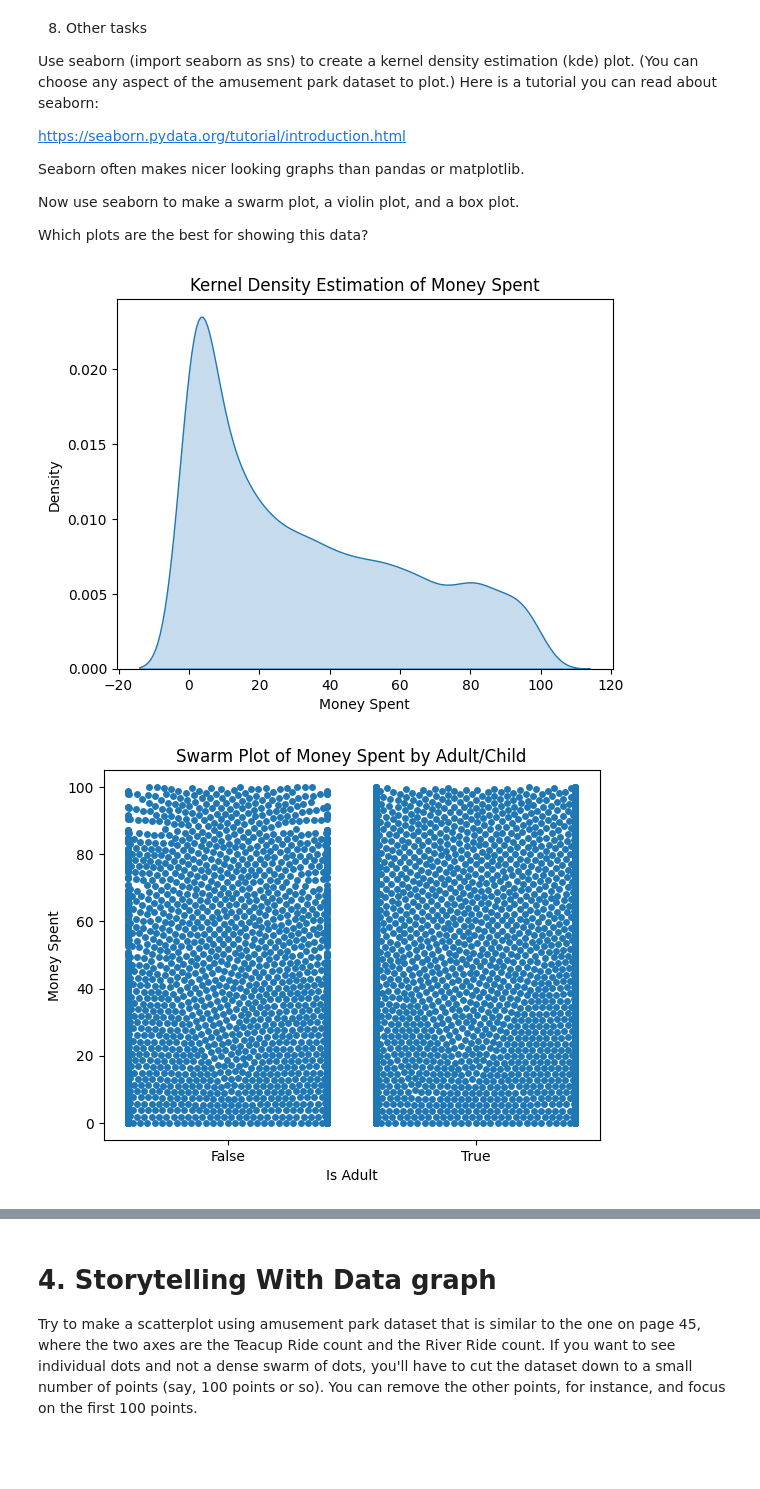
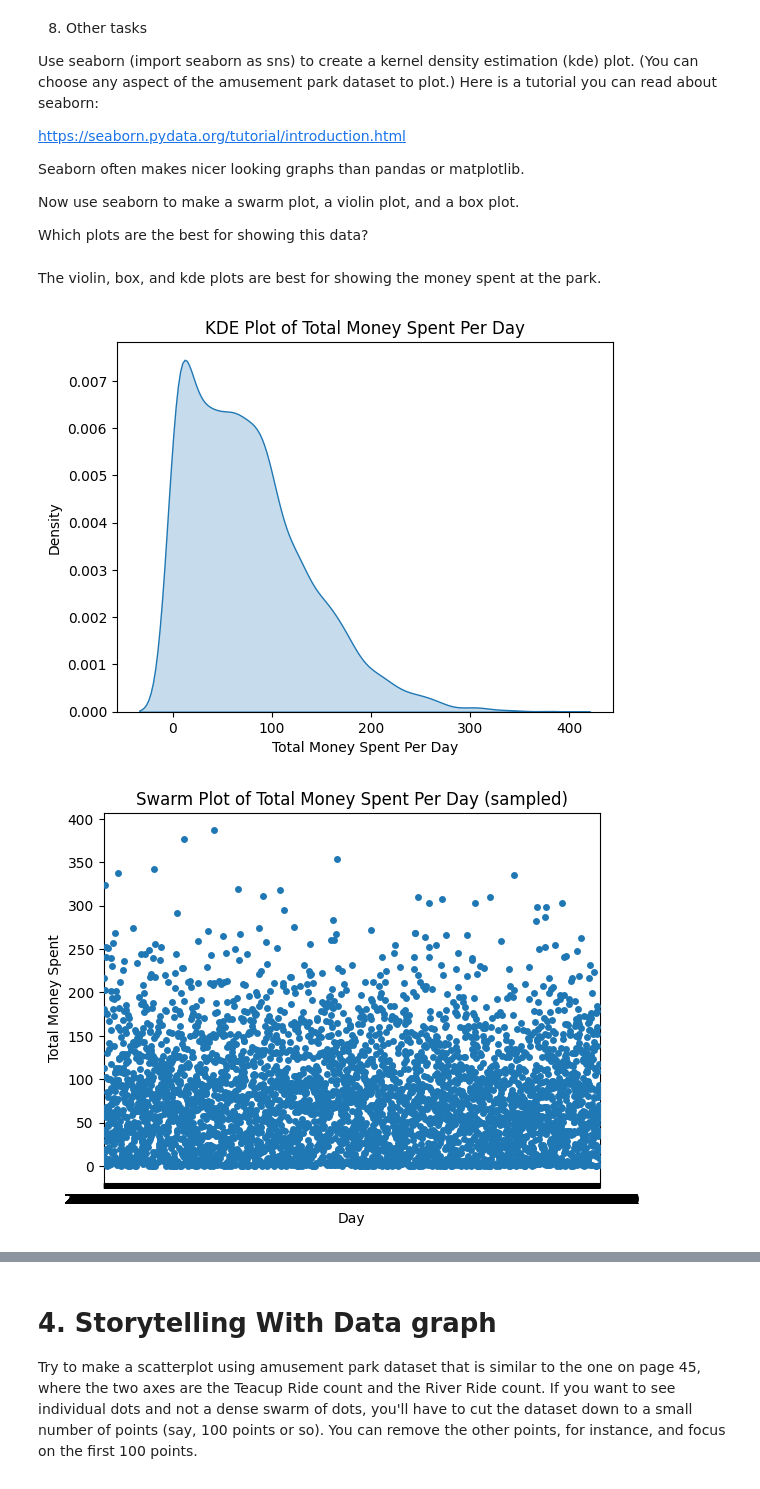
Before and after one commit to luanbui/DX699S, a Jupyter notebook: Week3.ipynb, the cells around one changed output, grey strips where cells are left out. Saved outputs shown, nothing was run; the diff lists cells and outputs as text; code cells hidden in the pictures; blank space fills up the shorter version.

```diff
--- a/Week3.ipynb
+++ b/Week3.ipynb
@@ -334,29 +351,37 @@ Seaborn often makes nicer looking graphs than pandas or matplotlib.
 Now use seaborn to make a swarm plot, a violin plot, and a box plot.
 
 Which plots are the best for showing this data?
+# %% [markdown]
+The violin, box, and kde plots are best for showing the money spent at the park.
 # %%
-sns.kdeplot(df["MoneySpent"], fill=True)
-plt.xlabel("Money Spent")
-plt.title("Kernel Density Estimation of Money Spent")
+# ...existing code...
+daily_money_spent = df.groupby("VisitDate")["MoneySpent"].sum()
+
+sns.kdeplot(daily_money_spent, fill=True)
+plt.xlabel("Total Money Spent Per Day")
+plt.title("KDE Plot of Total Money Spent Per Day")
 plt.show()
 
-sns.swarmplot(x="IsAdult", y="MoneySpent", data=df)
-plt.xlabel("Is Adult")
-plt.ylabel("Money Spent")
-plt.title("Swarm Plot of Money Spent by Adult/Child")
+daily_money_spent_df = daily_money_spent.reset_index()
+sns.swarmplot(x="VisitDate", y="MoneySpent", data=daily_money_spent_df)
+plt.xlabel("Day")
+plt.ylabel("Total Money Spent")
+plt.title("Swarm Plot of Total Money Spent Per Day (sampled)")
 plt.show()
 
-sns.violinplot(x="IsAdult", y="MoneySpent", data=df)
-plt.xlabel("Is Adult")
-plt.ylabel("Money Spent")
-plt.title("Violin Plot of Money Spent by Adult/Child")
+sns.violinplot(y=daily_money_spent)
+plt.ylabel("Total Money Spent Per Day")
+plt.xlabel("Day")
+plt.title("Violin Plot of Total Money Spent Per Day")
 plt.show()
 
-sns.boxplot(x="IsAdult", y="MoneySpent", data=df)
-plt.xlabel("Is Adult")
-plt.ylabel("Money Spent")
-plt.title("Box Plot of Money Spent by Adult/Child")
+sns.boxplot(y=daily_money_spent)
+plt.ylabel("Total Money Spent Per Day")
+plt.xlabel("Day")
+plt.title("Box Plot of Total Money Spent Per Day")
 plt.show()
+
+# ...existing code...
 # %% [output]
-[figure, old version]
+[figure, new version]
-[figure, old version]
+[figure, new version]
```
Also changed, not shown: parts of 7 cells of this notebook.
